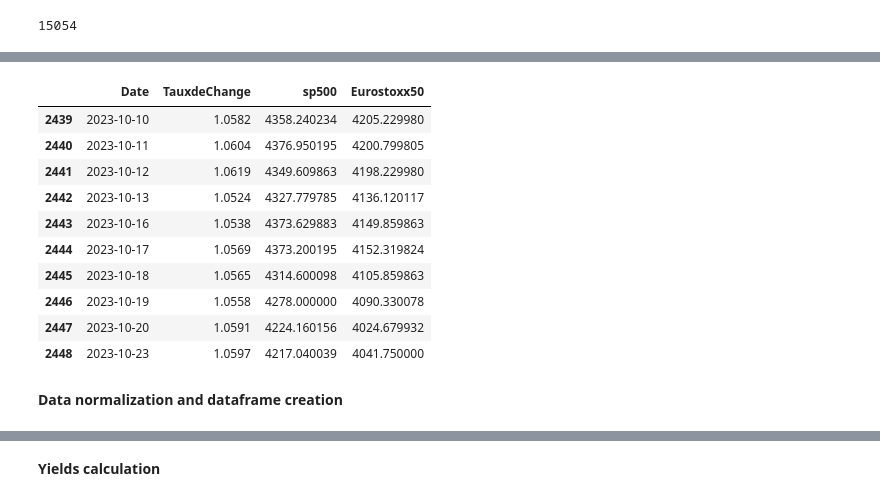
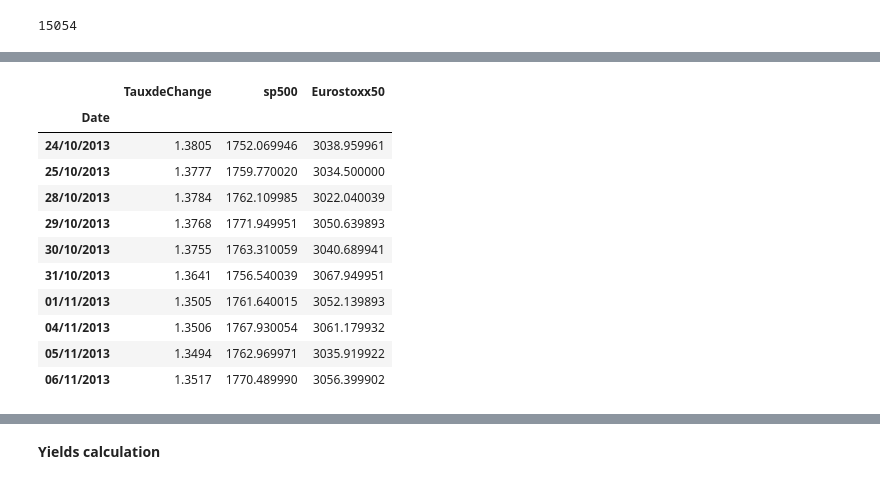
Before and after one commit to SamyaAmernis/Projet-DDEFI-2023-2024, a Jupyter notebook: ProjetBNP.ipynb, the cells around one changed output, grey strips where cells are left out. Saved outputs shown, nothing was run; the diff lists cells and outputs as text; code cells hidden in the pictures.

```diff
--- a/ProjetBNP.ipynb
+++ b/ProjetBNP.ipynb
@@ -203,8 +182,5 @@ Index(['Open', 'High', 'Low', 'Close', 'Adj Close', 'Volume'], dtype='object')
 # %%
-sp500_data.reset_index(inplace=True)  # Réinitialise l'index pour obtenir la colonne "Date"
-sp500_data = sp500_data[["Date", "Adj Close"]]
-sp500_data = sp500_data.rename(columns={'Adj Close': 'sp500'})
+Eurostoxx50_data.reset_index(inplace=True)  # Réinitialise l'index pour obtenir la colonne "Date"
+Eurostoxx50_data = Eurostoxx50_data[["Date", "Adj Close"]].rename(columns={'Adj Close': 'Eurostoxx50'})
+
+Eurostoxx50_data['Date'] = pd.to_datetime(Eurostoxx50_data['Date']).dt.strftime(date_format)
-# %%
-Eurostoxx50_data.reset_index(inplace=True)  # Réinitialise l'index pour obtenir la colonne "Date"
-Eurostoxx50_data = Eurostoxx50_data[["Date", "Adj Close"]]
-Eurostoxx50_data = Eurostoxx50_data.rename(columns={'Adj Close': 'Eurostoxx50'})
@@ -257,0 +203,4 @@ dftaux = dftaux[['Date', 'TauxdeChange']]
+# %%
+dftaux = pd.read_csv(filepath_or_buffer = './Taux de change euro dollar.csv',sep = ',')[['_TIME_PERIOD', '_OBS_VALUE']].rename(columns={'_TIME_PERIOD': 'Date', '_OBS_VALUE': 'TauxdeChange'})
+dftaux['Date'] = pd.to_datetime(dftaux['Date']).dt.strftime(date_format)
+dftaux.head(10)
@@ -258,20 +219,19 @@ dftaux = dftaux[['Date', 'TauxdeChange']]
 # %%
-dftaux['Date'] = pd.to_datetime(dftaux['Date'])
 dftaux = pd.merge(dftaux, sp500_data, on='Date', how='inner')
 dftaux = pd.merge(dftaux, Eurostoxx50_data, on='Date', how='inner')
+dftaux.set_index('Date', inplace=True)
 # %%
-dftaux.tail(10)
+dftaux.head(10)
 # %% [output]
-|  | Date | TauxdeChange | sp500 | Eurostoxx50 |
-| 2439 | 2023-10-10 | 1.0582 | 4358.240234 | 4205.229980 |
-| 2440 | 2023-10-11 | 1.0604 | 4376.950195 | 4200.799805 |
-| 2441 | 2023-10-12 | 1.0619 | 4349.609863 | 4198.229980 |
-| 2442 | 2023-10-13 | 1.0524 | 4327.779785 | 4136.120117 |
-| 2443 | 2023-10-16 | 1.0538 | 4373.629883 | 4149.859863 |
-| 2444 | 2023-10-17 | 1.0569 | 4373.200195 | 4152.319824 |
-| 2445 | 2023-10-18 | 1.0565 | 4314.600098 | 4105.859863 |
-| 2446 | 2023-10-19 | 1.0558 | 4278.000000 | 4090.330078 |
-| 2447 | 2023-10-20 | 1.0591 | 4224.160156 | 4024.679932 |
-| 2448 | 2023-10-23 | 1.0597 | 4217.040039 | 4041.750000 |
+|  | TauxdeChange | sp500 | Eurostoxx50 |
+| Date |  |  |  |
+| 24/10/2013 | 1.3805 | 1752.069946 | 3038.959961 |
+| 25/10/2013 | 1.3777 | 1759.770020 | 3034.500000 |
+| 28/10/2013 | 1.3784 | 1762.109985 | 3022.040039 |
+| 29/10/2013 | 1.3768 | 1771.949951 | 3050.639893 |
+| 30/10/2013 | 1.3755 | 1763.310059 | 3040.689941 |
+| 31/10/2013 | 1.3641 | 1756.540039 | 3067.949951 |
+| 01/11/2013 | 1.3505 | 1761.640015 | 3052.139893 |
+| 04/11/2013 | 1.3506 | 1767.930054 | 3061.179932 |
+| 05/11/2013 | 1.3494 | 1762.969971 | 3035.919922 |
+| 06/11/2013 | 1.3517 | 1770.489990 | 3056.399902 |
-# %% [markdown]
-**Data normalization and dataframe creation**
```
Also changed, not shown: parts of 66 cells of this notebook.
